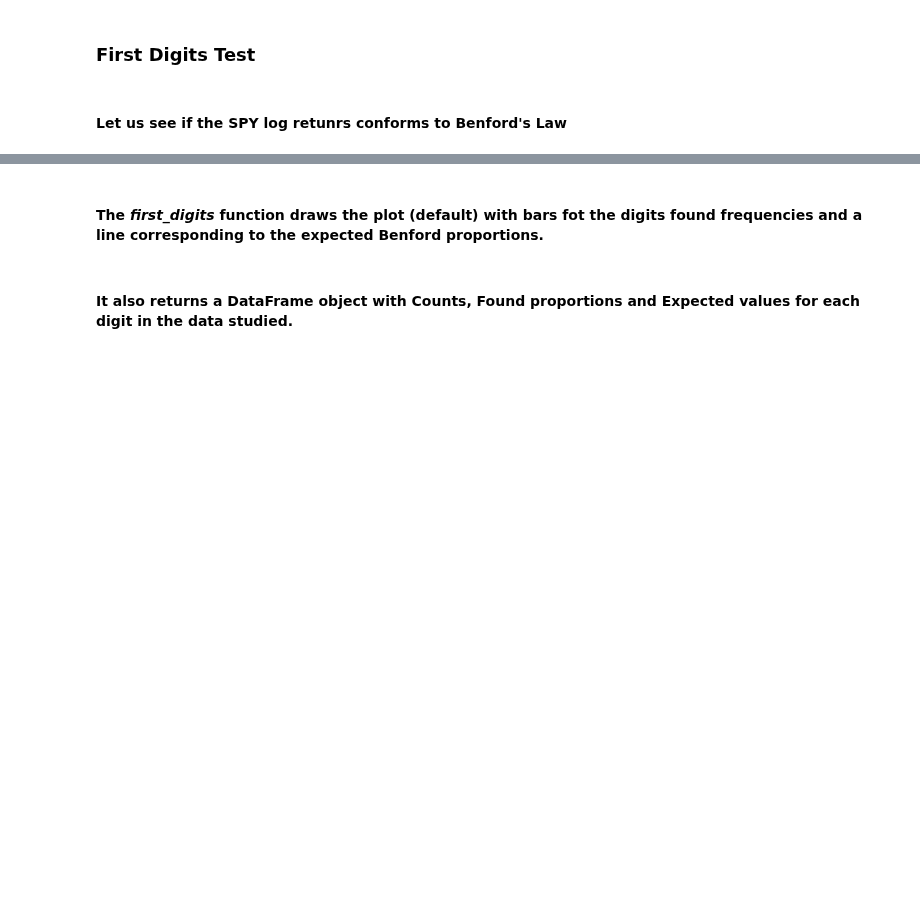
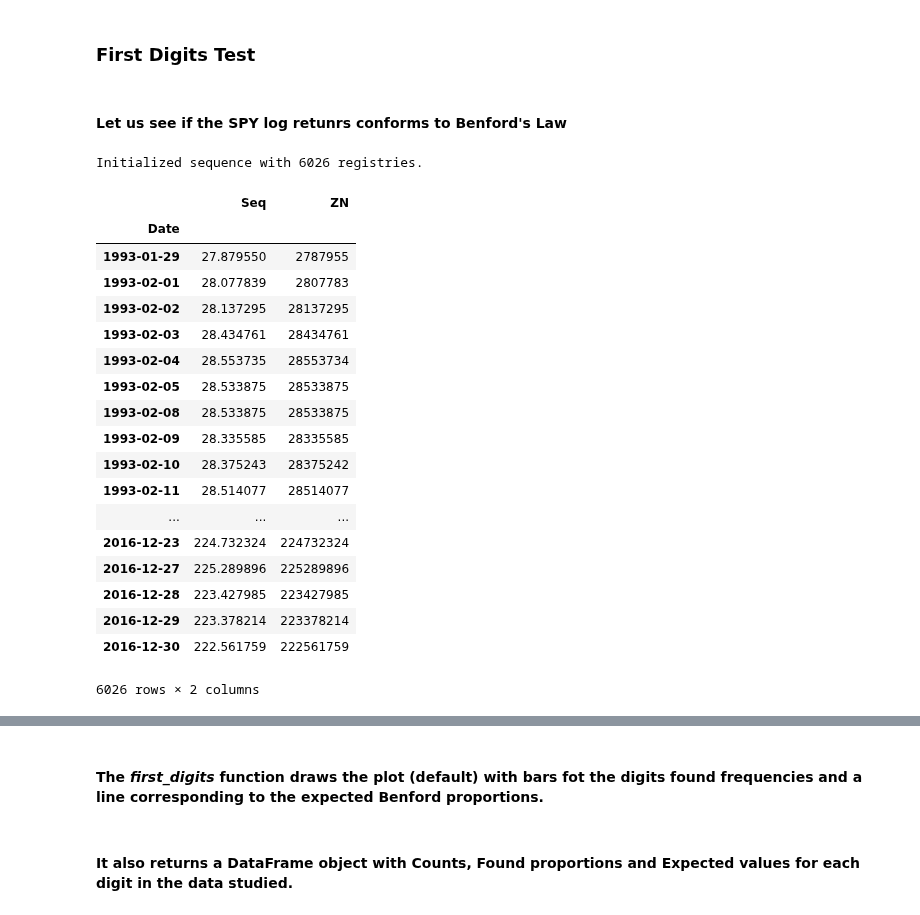
Before and after one commit to milcent/benford_py, a Jupyter notebook: Demo.ipynb, the cells around one changed output, grey strips where cells are left out. Cells and saved outputs as stored; diff of their text form; code cells hidden in the pictures; blank space fills up the shorter version.

```diff
--- a/Demo.ipynb
+++ b/Demo.ipynb
@@ -44,3 +44,8 @@ sp.tail()
 | 2016-12-28 | 226.570007 | 226.589996 | 224.270004 | 224.399994 | 64095000 | 223.427985 | -0.008265 | -0.008299 |
 | 2016-12-29 | 224.479996 | 224.889999 | 223.839996 | 224.350006 | 48696100 | 223.378214 | -0.000223 | -0.000223 |
 | 2016-12-30 | 224.729996 | 224.830002 | 222.729996 | 223.529999 | 108998300 | 222.561759 | -0.003655 | -0.003662 |
+# %%
+ab = np.abs(sp.Adj_Close)
+de = ab - ab.astype(int)
+sp['test'] = de.astype(str).str.strip('0.').str.len()
+sp.test
@@ -48,4 +71,30 @@ sp.tail()
 ### First Digits Test
 # %% [markdown]
 #### Let us see if the SPY log retunrs conforms to Benford's Law
+# %%
+a = bf.Analysis(sp.Adj_Close, decimals='diverse')
+# %% [output]
+Initialized sequence with 6026 registries.
+# %%
+a
+# %% [output]
+|  | Seq | ZN |
+| Date |  |  |
+| 1993-01-29 | 27.879550 | 2787955 |
+| 1993-02-01 | 28.077839 | 2807783 |
+| 1993-02-02 | 28.137295 | 28137295 |
+| 1993-02-03 | 28.434761 | 28434761 |
+| 1993-02-04 | 28.553735 | 28553734 |
+| 1993-02-05 | 28.533875 | 28533875 |
+| 1993-02-08 | 28.533875 | 28533875 |
+| 1993-02-09 | 28.335585 | 28335585 |
+| 1993-02-10 | 28.375243 | 28375242 |
+| 1993-02-11 | 28.514077 | 28514077 |
+| ... | ... | ... |
+| 2016-12-23 | 224.732324 | 224732324 |
+| 2016-12-27 | 225.289896 | 225289896 |
+| 2016-12-28 | 223.427985 | 223427985 |
+| 2016-12-29 | 223.378214 | 223378214 |
+| 2016-12-30 | 222.561759 | 222561759 |
+6026 rows × 2 columns
 # %%
```
Also changed, not shown: parts of 2 cells of this notebook, 1 other file.
